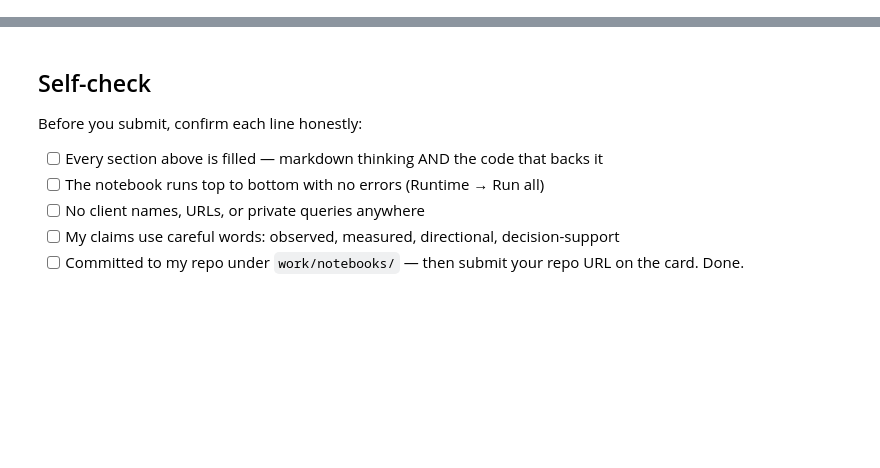
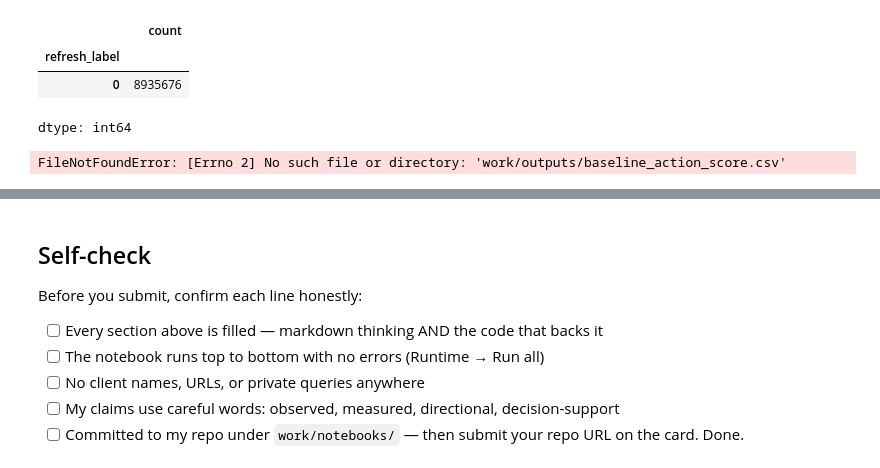
Before and after one commit to mfaiqdev/MLinternship, a Jupyter notebook: work/notebooks/w05_model.ipynb, the cells around one changed output, grey strips where cells are left out. Cells and saved outputs as stored; diff of their text form; code cells hidden in the pictures; blank space fills up the shorter version.

```diff
--- a/work/notebooks/w05_model.ipynb
+++ b/work/notebooks/w05_model.ipynb
@@ -22,0 +99,17 @@ This skeleton is yours to fill. Work the sections **in order** — each one has
+# %%
+y_train.value_counts()
+# %% [output]
+|  | count |
+| refresh_label |  |
+| 0 | 8935676 |
+dtype: int64
+# %%
+import pandas as pd
+
+baseline = pd.read_csv(
+    "work/outputs/baseline_action_score.csv"
+)
+
+baseline.head()
+# %% [output]
+FileNotFoundError: [Errno 2] No such file or directory: 'work/outputs/baseline_action_score.csv'
```
Also changed, not shown: parts of 20 cells of this notebook.
